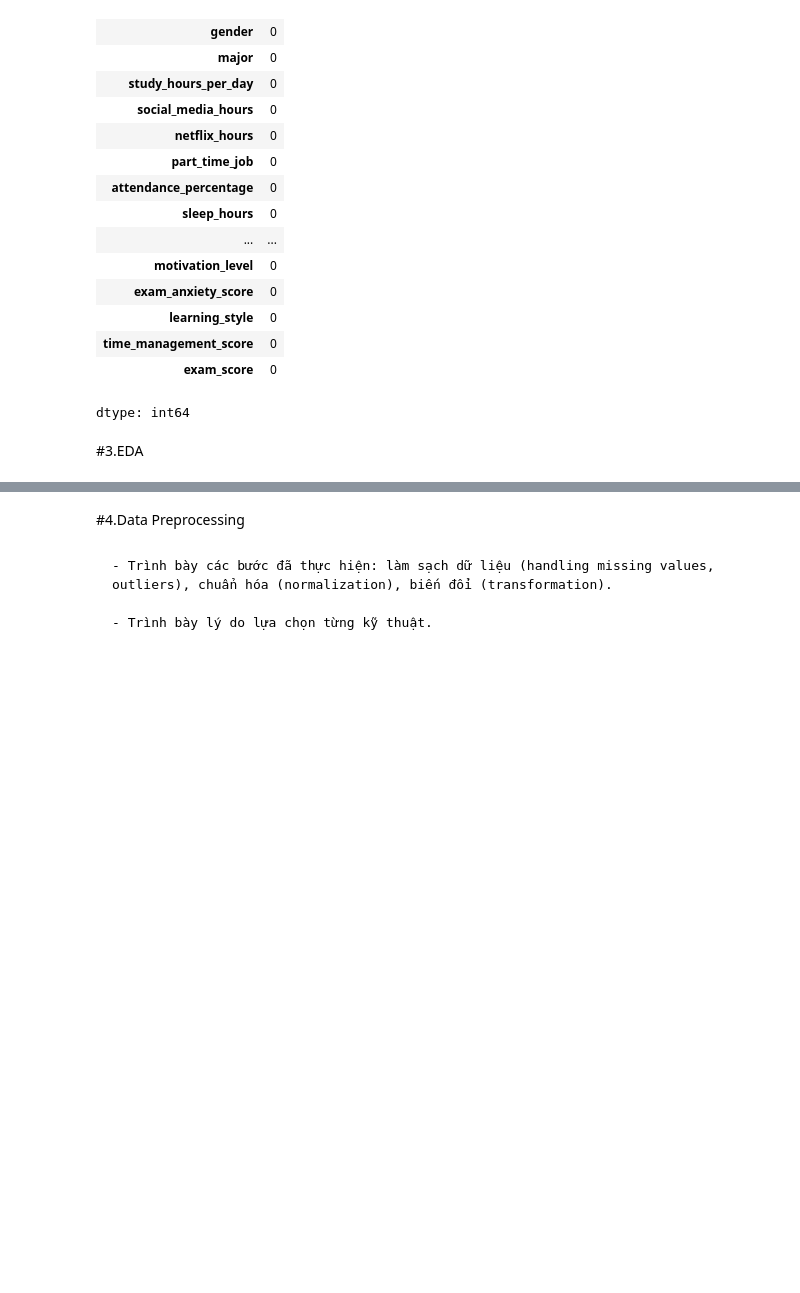
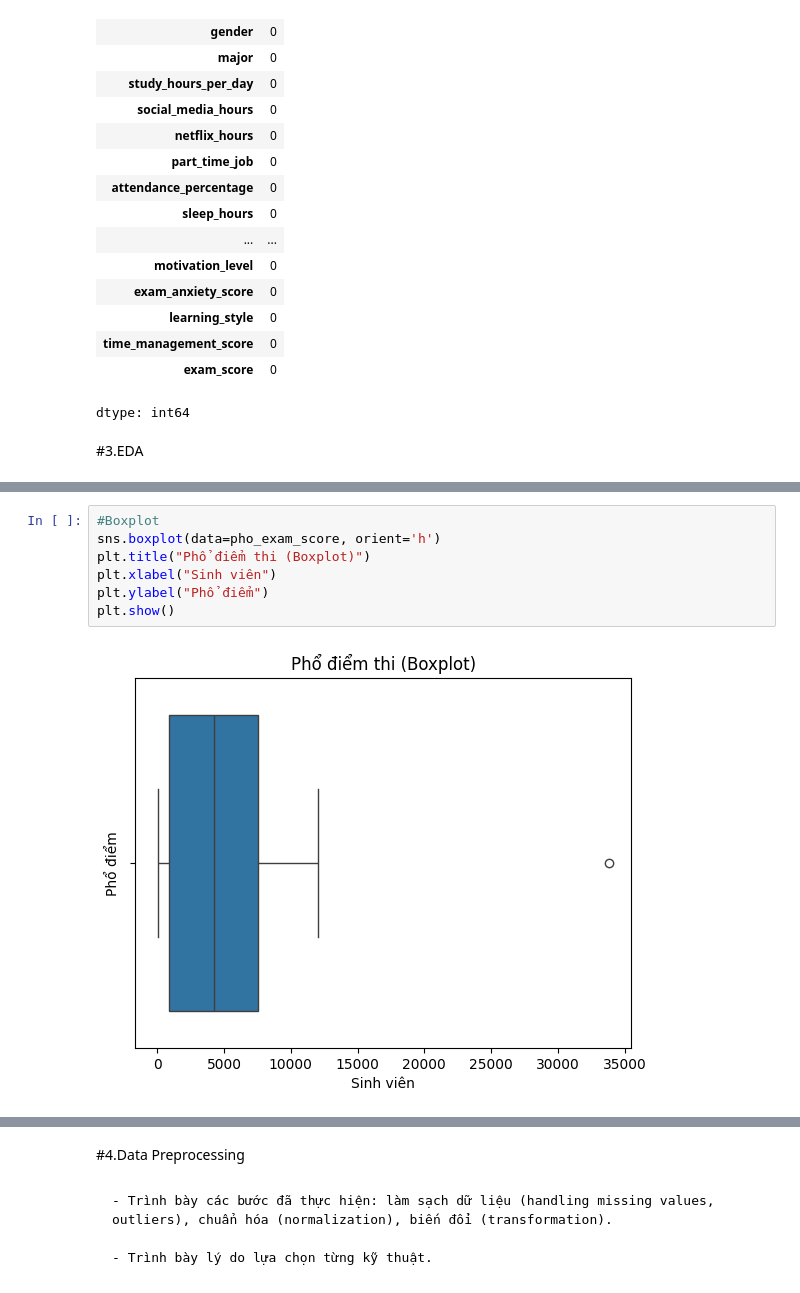
Before and after one commit to Vo-Hao250604/Student-Habits-and-Academic-Performance-Analysis, a Jupyter notebook: Student_Habits_and_Academic_Performance_Analysis.ipynb, the cells around one changed output, grey strips where cells are left out. Cells and saved outputs as stored; diff of their text form; blank space fills up the shorter version.

```diff
--- a/Student_Habits_and_Academic_Performance_Analysis.ipynb
+++ b/Student_Habits_and_Academic_Performance_Analysis.ipynb
@@ -292,0 +368,9 @@ dtype: int64
+# %%
+#Boxplot
+sns.boxplot(data=pho_exam_score, orient='h')
+plt.title("Phổ điểm thi (Boxplot)")
+plt.xlabel("Sinh viên")
+plt.ylabel("Phổ điểm")
+plt.show()
+# %% [output]
+[figure, added]
```
Also changed, not shown: parts of 18 cells of this notebook.
